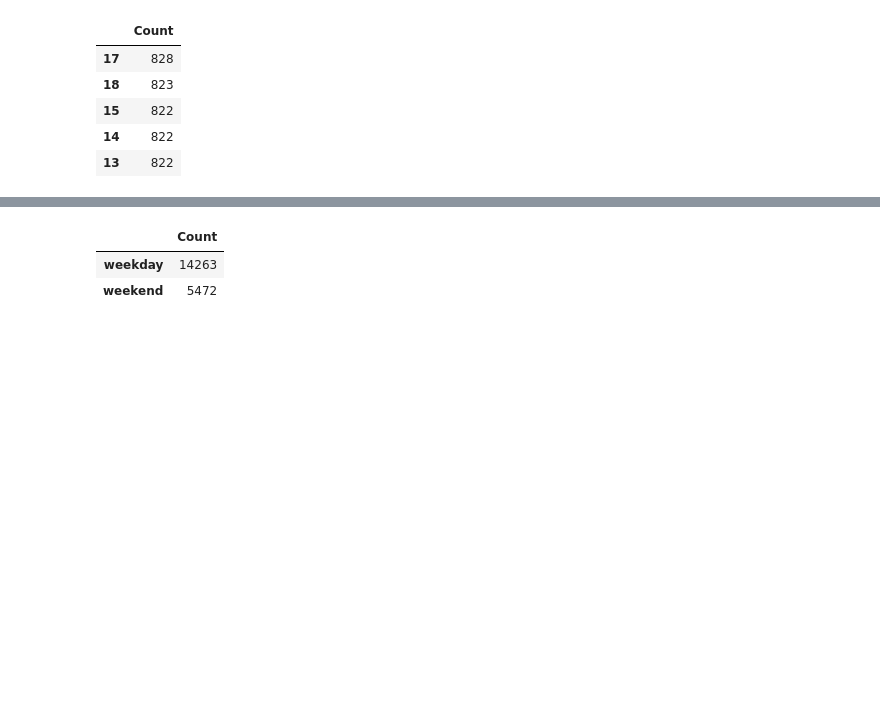
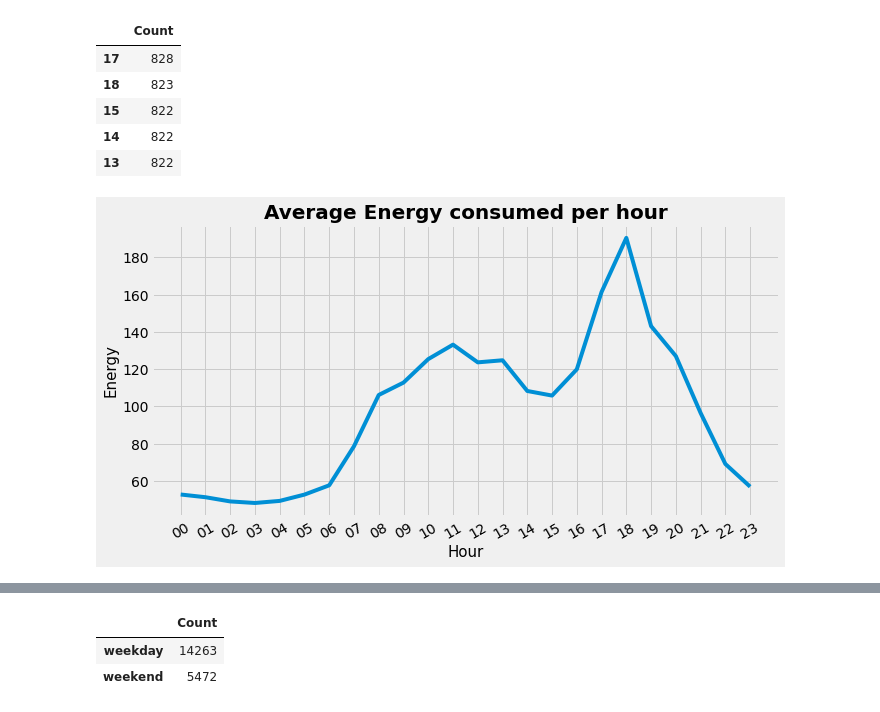
Before and after one commit to amrita-sarkar1/Appliance-Energy-Prediction, a Jupyter notebook: Appliance_Energy_Prediction_.ipynb, the cells around one changed output, grey strips where cells are left out. Drawn from its saved outputs; the diff is of its cells as text; code cells hidden in the pictures; blank space fills up the shorter version.

```diff
--- a/Appliance_Energy_Prediction_.ipynb
+++ b/Appliance_Energy_Prediction_.ipynb
@@ -163,3 +161,7 @@ df['date'] = pd.to_datetime(df['date'])
+# %%
+df['date'] = pd.to_datetime(df['date'])
+month = df.groupby(df['date'].dt.strftime('%m'))
+hours = df.groupby(df['date'].dt.strftime('%H'))
 # %%
 #Extracting hour and day of the week using datetime library
 df.loc[:,'hour'] = df['date'].dt.hour
@@ -175,3 +177,14 @@ df['hour'].value_counts().to_frame(name = 'Count').head()
 | 15 | 822 |
 | 14 | 822 |
 | 13 | 822 |
+# %%
+plt.figure(figsize=[10,5])
+plt.style.use('fivethirtyeight')
+plt.plot(hours['Appliances'].mean())
+plt.title('Average Energy consumed per hour', fontsize = 20, weight = 'bold')
+plt.xticks(rotation = '30')
+plt.xlabel('Hour', fontsize = 15)
+plt.ylabel('Energy', fontsize = 15);
+plt.show()
+# %% [output]
+[figure, added]
```
Also changed, not shown: parts of 20 cells of this notebook.
